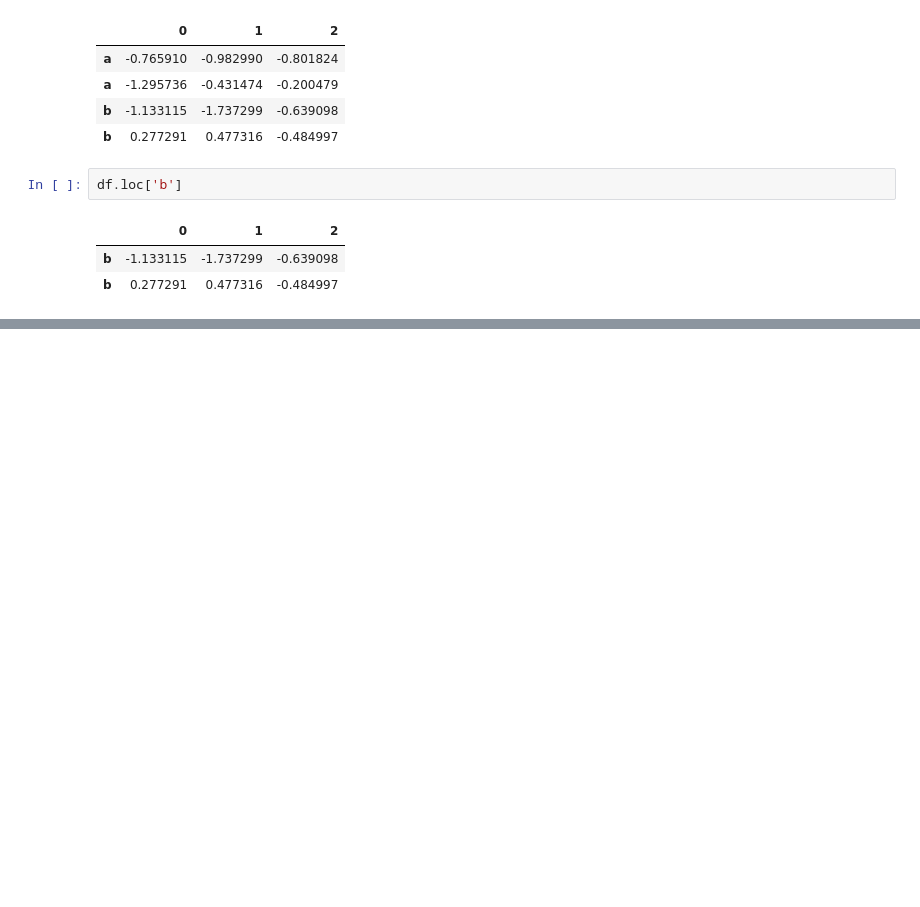
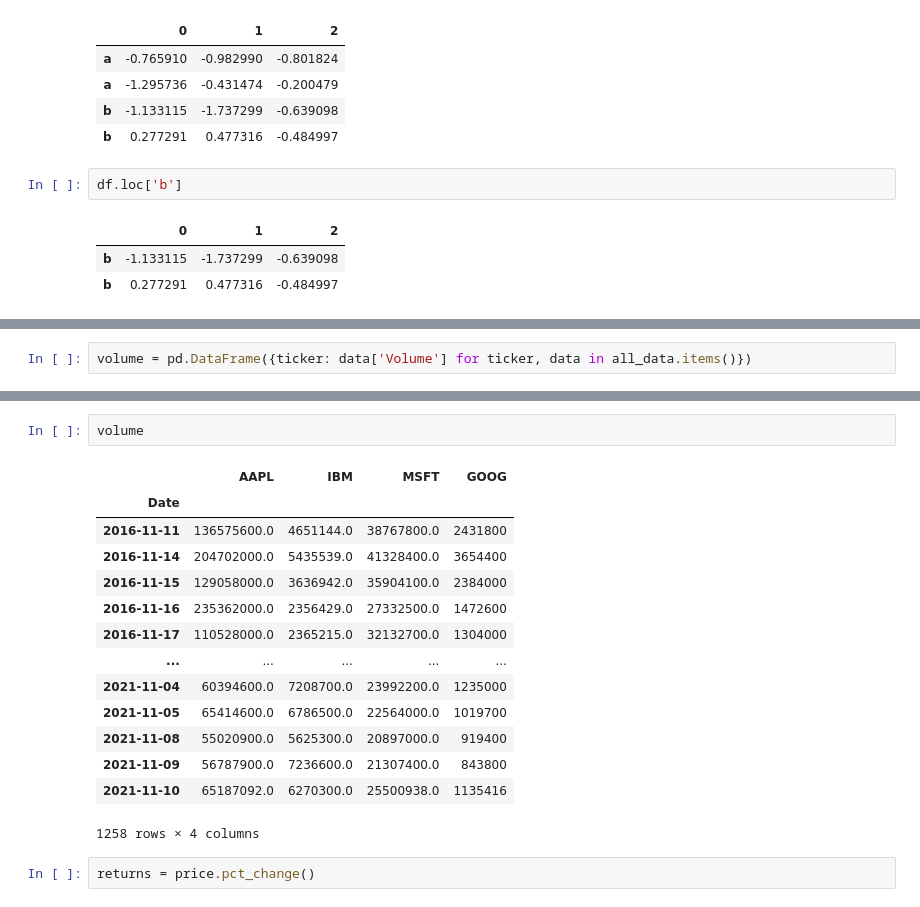
Before and after one commit to keerthiballa/WesCh5, a Jupyter notebook: Chapter5WorkAlong.ipynb, the cells around one changed output, grey strips where cells are left out. Saved outputs shown, nothing was run; the diff lists cells and outputs as text; blank space fills up the shorter version.

```diff
--- a/Chapter5WorkAlong.ipynb
+++ b/Chapter5WorkAlong.ipynb
@@ -1328,0 +1431,2 @@ df.loc['b']
+# %%
+volume = pd.DataFrame({ticker: data['Volume'] for ticker, data in all_data.items()})
@@ -1328,0 +1470,19 @@ df.loc['b']
+# %%
+volume
+# %% [output]
+|  | AAPL | IBM | MSFT | GOOG |
+| Date |  |  |  |  |
+| 2016-11-11 | 136575600.0 | 4651144.0 | 38767800.0 | 2431800 |
+| 2016-11-14 | 204702000.0 | 5435539.0 | 41328400.0 | 3654400 |
+| 2016-11-15 | 129058000.0 | 3636942.0 | 35904100.0 | 2384000 |
+| 2016-11-16 | 235362000.0 | 2356429.0 | 27332500.0 | 1472600 |
+| 2016-11-17 | 110528000.0 | 2365215.0 | 32132700.0 | 1304000 |
+| ... | ... | ... | ... | ... |
+| 2021-11-04 | 60394600.0 | 7208700.0 | 23992200.0 | 1235000 |
+| 2021-11-05 | 65414600.0 | 6786500.0 | 22564000.0 | 1019700 |
+| 2021-11-08 | 55020900.0 | 5625300.0 | 20897000.0 | 919400 |
+| 2021-11-09 | 56787900.0 | 7236600.0 | 21307400.0 | 843800 |
+| 2021-11-10 | 65187092.0 | 6270300.0 | 25500938.0 | 1135416 |
+1258 rows × 4 columns
+# %%
+returns = price.pct_change()
```
Also changed, not shown: parts of 49 cells of this notebook.
